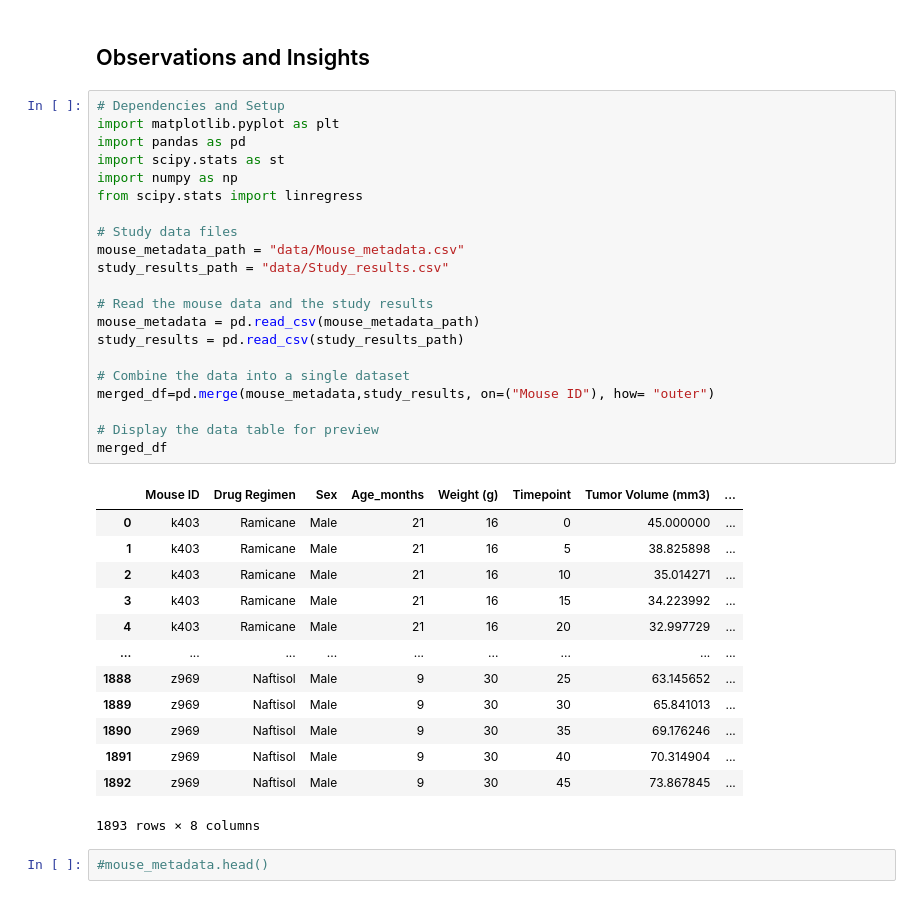
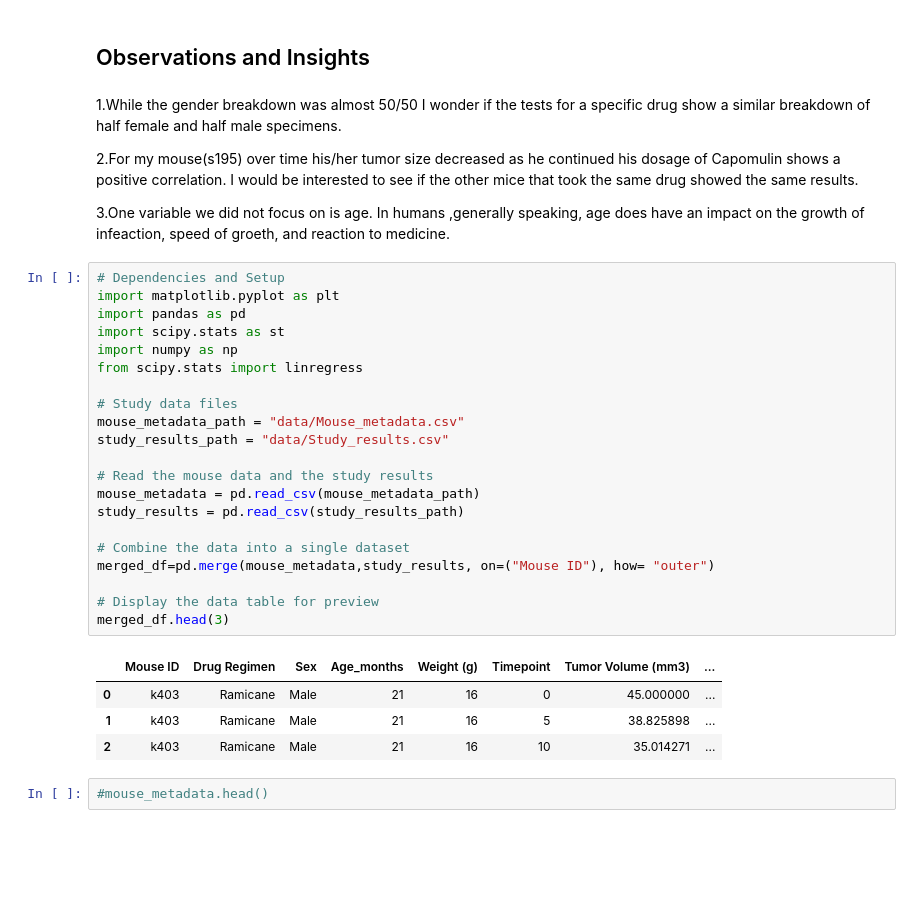
Before and after one commit to amunyhub/matplot-assignment, a Jupyter notebook: pymaceuticals_starter.ipynb, the cells around one changed output. Cells and saved outputs as stored; diff of their text form; blank space fills up the shorter version.

```diff
--- a/pymaceuticals_starter.ipynb
+++ b/pymaceuticals_starter.ipynb
@@ -1,40 +1,37 @@
 # %% [markdown]
 ## Observations and Insights
+# %% [markdown]
+1.While the gender breakdown was almost 50/50 I wonder if the tests for a specific drug show a similar breakdown of half female and half male specimens.
+
+2.For my mouse(s195) over time his/her tumor size decreased as he continued his dosage of Capomulin shows a positive correlation. I would be interested to see if the other mice that took the same drug showed the same results.
+
+3.One variable we did not focus on is age. In humans ,generally speaking, age does have an impact on the growth of infeaction, speed of groeth, and reaction to medicine.
 # %%
 # Dependencies and Setup
 import matplotlib.pyplot as plt
 import pandas as pd
 import scipy.stats as st
 import numpy as np
 from scipy.stats import linregress
 
 # Study data files
 mouse_metadata_path = "data/Mouse_metadata.csv"
 study_results_path = "data/Study_results.csv"
 
 # Read the mouse data and the study results
 mouse_metadata = pd.read_csv(mouse_metadata_path)
 study_results = pd.read_csv(study_results_path)
 
 # Combine the data into a single dataset
 merged_df=pd.merge(mouse_metadata,study_results, on=("Mouse ID"), how= "outer")
 
 # Display the data table for preview
-merged_df
+merged_df.head(3)
 # %% [output]
 |  | Mouse ID | Drug Regimen | Sex | Age_months | Weight (g) | Timepoint | Tumor Volume (mm3) | ... |
 | 0 | k403 | Ramicane | Male | 21 | 16 | 0 | 45.000000 | ... |
 | 1 | k403 | Ramicane | Male | 21 | 16 | 5 | 38.825898 | ... |
 | 2 | k403 | Ramicane | Male | 21 | 16 | 10 | 35.014271 | ... |
-| 3 | k403 | Ramicane | Male | 21 | 16 | 15 | 34.223992 | ... |
-| 4 | k403 | Ramicane | Male | 21 | 16 | 20 | 32.997729 | ... |
-| ... | ... | ... | ... | ... | ... | ... | ... | ... |
-| 1888 | z969 | Naftisol | Male | 9 | 30 | 25 | 63.145652 | ... |
-| 1889 | z969 | Naftisol | Male | 9 | 30 | 30 | 65.841013 | ... |
-| 1890 | z969 | Naftisol | Male | 9 | 30 | 35 | 69.176246 | ... |
-| 1891 | z969 | Naftisol | Male | 9 | 30 | 40 | 70.314904 | ... |
-| 1892 | z969 | Naftisol | Male | 9 | 30 | 45 | 73.867845 | ... |
-1893 rows × 8 columns
 # %%
 #mouse_metadata.head()
 # %%
```
Also changed, not shown: parts of 10 cells of this notebook.
